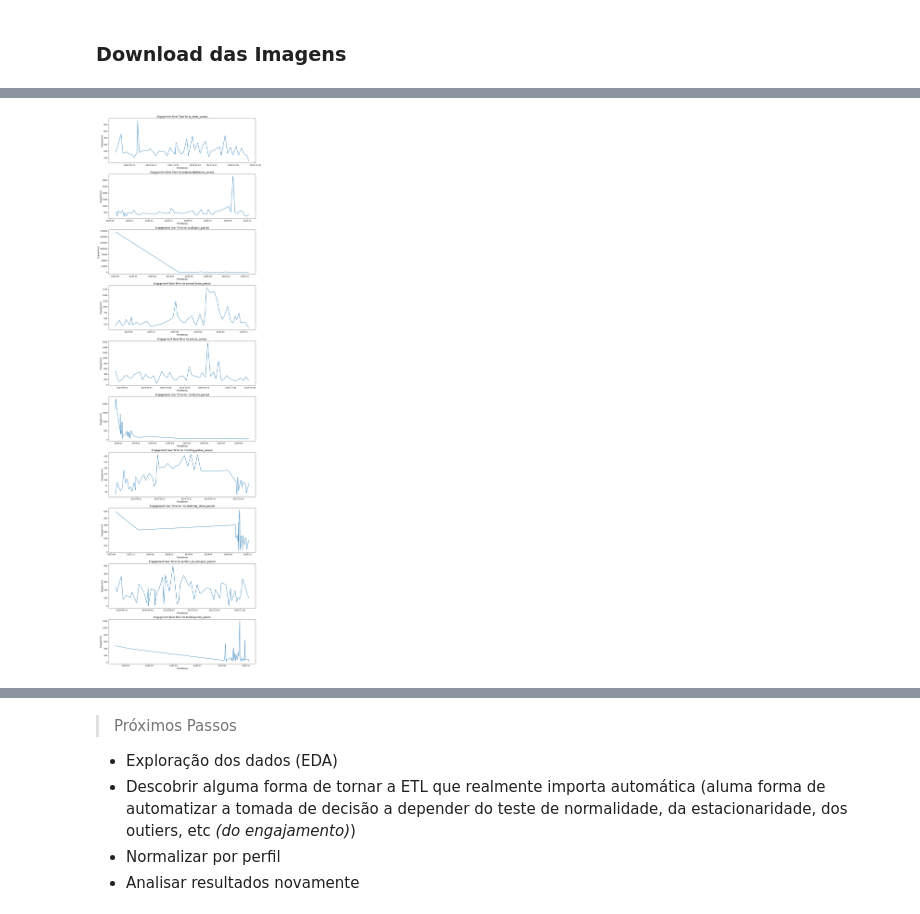
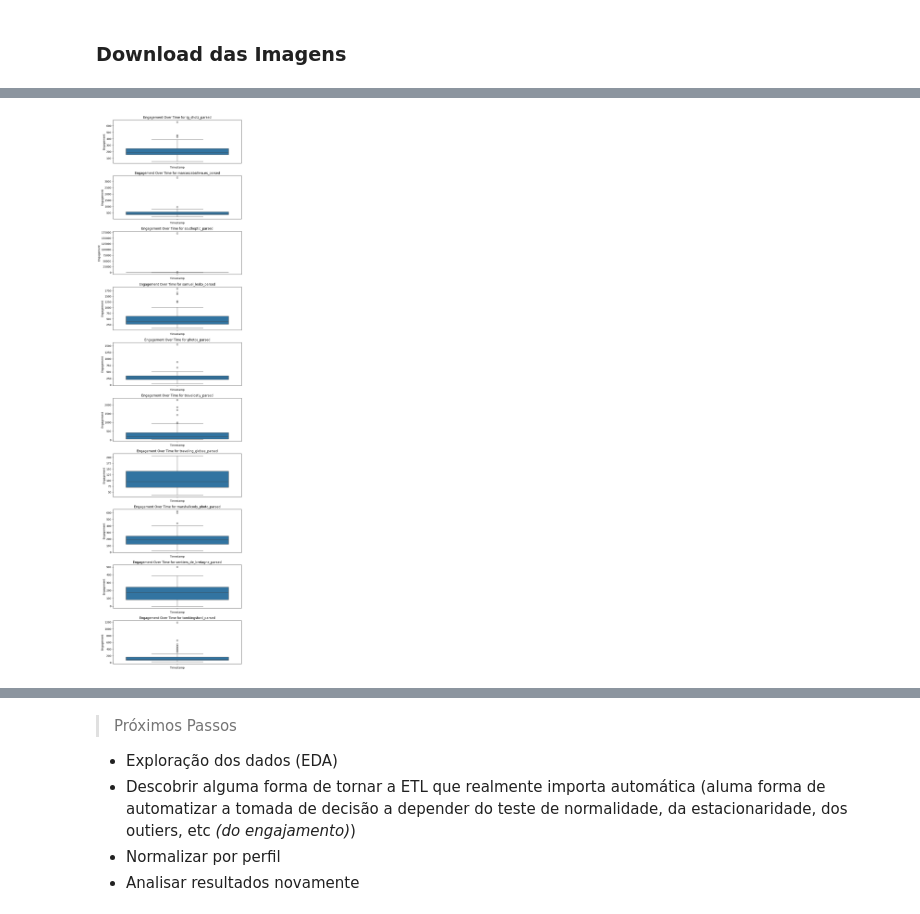
Before and after one commit to FelipeSilvieri/projeto-image-classification, a Jupyter notebook: Projeto_Semestral_Dados_Image_Classification.ipynb, the cells around one changed output, grey strips where cells are left out. Cells and saved outputs as stored; diff of their text form; code cells hidden in the pictures.

```diff
--- a/Projeto_Semestral_Dados_Image_Classification.ipynb
+++ b/Projeto_Semestral_Dados_Image_Classification.ipynb
@@ -75,8 +75,8 @@ import pandas as pd
 import os
 
 # Caminhos
-input_directory = "/content/drive/MyDrive/Projeto 2° Semestre Ciência de Dados/Dados JSON/"
-output_directory = "/content/drive/MyDrive/Projeto 2° Semestre Ciência de Dados/Parsed CSV/"
+input_directory = "/content/drive/MyDrive/Projeto 2° Semestre Ciência de Dados/Dados JSON/Novo"
+output_directory = "/content/drive/MyDrive/Projeto 2° Semestre Ciência de Dados/Parsed CSV/Novo"
 
 # Criar o diretório de saída, caso não exista
 os.makedirs(output_directory, exist_ok=True)
@@ -96,6 +96,7 @@ for file_name in os.listdir(input_directory):
         # Iterar sobre os itens no JSON
         for item in data:
             parsed_item = {
+                "media_type": item.get("type", ""),
                 "display_url": item.get("displayUrl", ""),
                 "hashtags_count": len(item.get("hashtags", [])),
                 "comments_count": item.get("commentsCount", 0),
@@ -133,7 +135,7 @@ import pandas as pd
 import os
 
 # Diretório onde os CSVs estão armazenados
-csv_directory = "/content/drive/MyDrive/Projeto 2° Semestre Ciência de Dados/Parsed CSV/"
+csv_directory = "/content/drive/MyDrive/Projeto 2° Semestre Ciência de Dados/Parsed CSV/Novo"
 
 # Dicionário para armazenar os DataFrames
 dataframes = {}
@@ -147,6 +149,12 @@ for file_name in os.listdir(csv_directory):
         # Carregar o CSV como DataFrame
         df = pd.read_csv(file_path)
 
+        # Pegar só imagens e 'sidecars'
+        df = df[df["media_type"].isin(["Image", "Sidecar"])]
+
+        # Pegar só itens onde likes_count for diferente de -1
+        df = df[df["likes_count"] != -1]
+
         # Usar o nome do arquivo (sem extensão) como chave
         profile_name = os.path.splitext(file_name)[0]
         dataframes[profile_name] = df
@@ -166,0 +205,3 @@ ig_shotz.head()
+# %%
+for df_name, df in dataframes.items():
+  df["engagement"] = np.sqrt(df["likes_count"] * df["comments_count"])
@@ -239,0 +353,19 @@ Todas as imagens foram salvas em: /content/drive/MyDrive/Projeto 2° Semestre Ci
+# %%
+import pandas as pd
+import os
+import numpy as np
+import matplotlib.pyplot as plt
+import seaborn as sns
+
+n_profiles = len(dataframes)
+plt.figure(figsize=(8, 3 * n_profiles))
+
+for idx, (profile, df) in enumerate(dataframes.items(), start=1):
+    plt.subplot(n_profiles, 1, idx)
+    sns.lineplot(x=df["timestamp"], y=df["engagement"])
+    plt.title(f"Engagement Over Time for {profile}")
+    plt.xlabel("Timestamp")
+    plt.ylabel("Engagement")
+    plt.tight_layout()
+
+plt.show()
@@ -240,10 +374,4 @@ Todas as imagens foram salvas em: /content/drive/MyDrive/Projeto 2° Semestre Ci
 # %%
-import pandas as pd
-import os
-import numpy as np
-import matplotlib.pyplot as plt
-import seaborn as sns
-
 # Diretório onde os CSVs estão armazenados
 csv_directory = "/content/drive/MyDrive/Projeto 2° Semestre Ciência de Dados/Parsed CSV/"
 
@@ -257,33 +385,33 @@ for file_name in os.listdir(csv_directory):
         file_path = os.path.join(csv_directory, file_name)
 
         # Carregar o CSV como DataFrame
         df = pd.read_csv(file_path)
 
         # Calcular engajamento (média geométrica)
         df["engagement"] = np.sqrt(df["likes_count"] * df["comments_count"])
 
         # Converter timestamps para datetime para ordenação e plotagem
         df["timestamp"] = pd.to_datetime(df["timestamp"])
 
         # Ordenar pelo timestamp
         df = df.sort_values(by="timestamp")
 
         # Adicionar ao dicionário
         profile_name = os.path.splitext(file_name)[0]
         dataframes[profile_name] = df
 
 # Criar subplots para visualização
 n_profiles = len(dataframes)
-plt.figure(figsize=(12, 4 * n_profiles))
+plt.figure(figsize=(8, 3 * n_profiles))
 
 for idx, (profile, df) in enumerate(dataframes.items(), start=1):
     plt.subplot(n_profiles, 1, idx)
-    sns.lineplot(x=df["timestamp"], y=df["engagement"])
+    sns.boxplot(y=df["engagement"])
     plt.title(f"Engagement Over Time for {profile}")
     plt.xlabel("Timestamp")
     plt.ylabel("Engagement")
     plt.tight_layout()
 
 plt.show()
 # %% [output]
-[figure, old version]
+[figure, new version]
```
Also changed, not shown: parts of 17 cells of this notebook.
